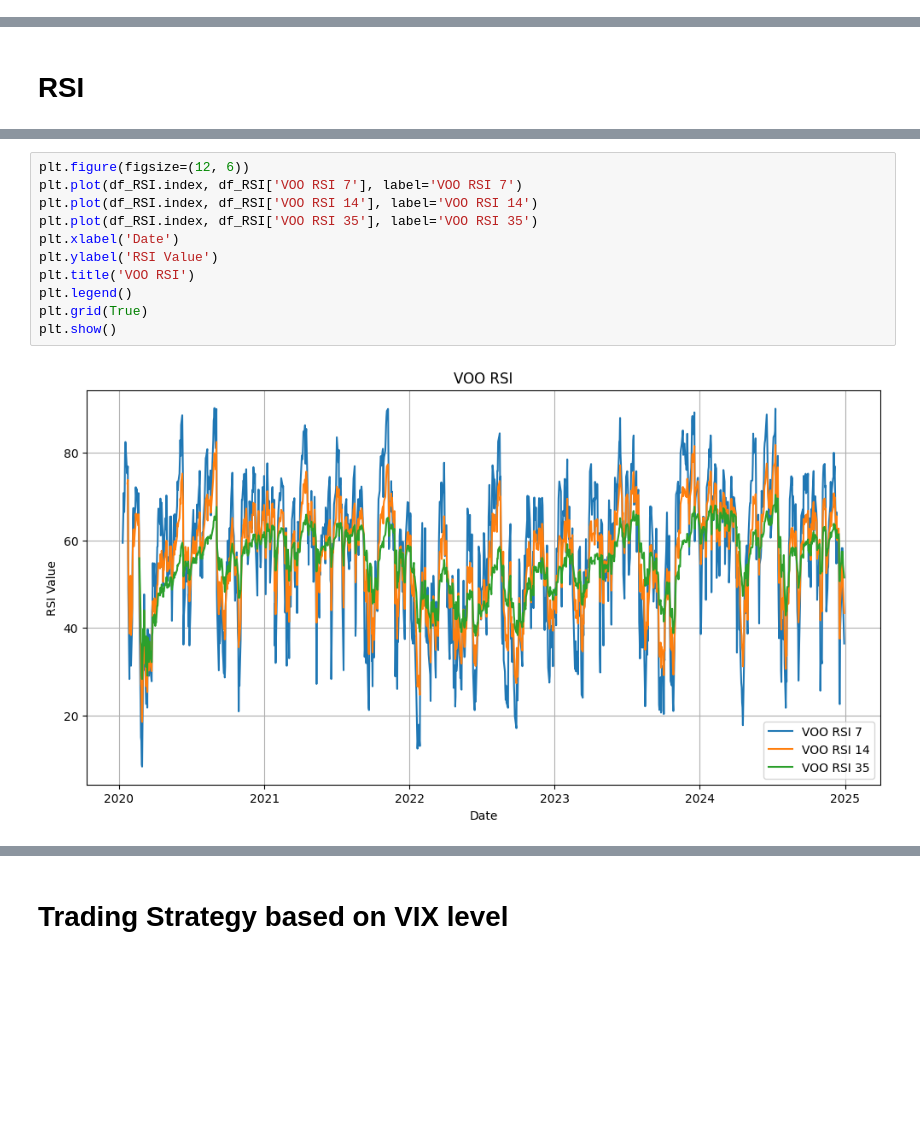
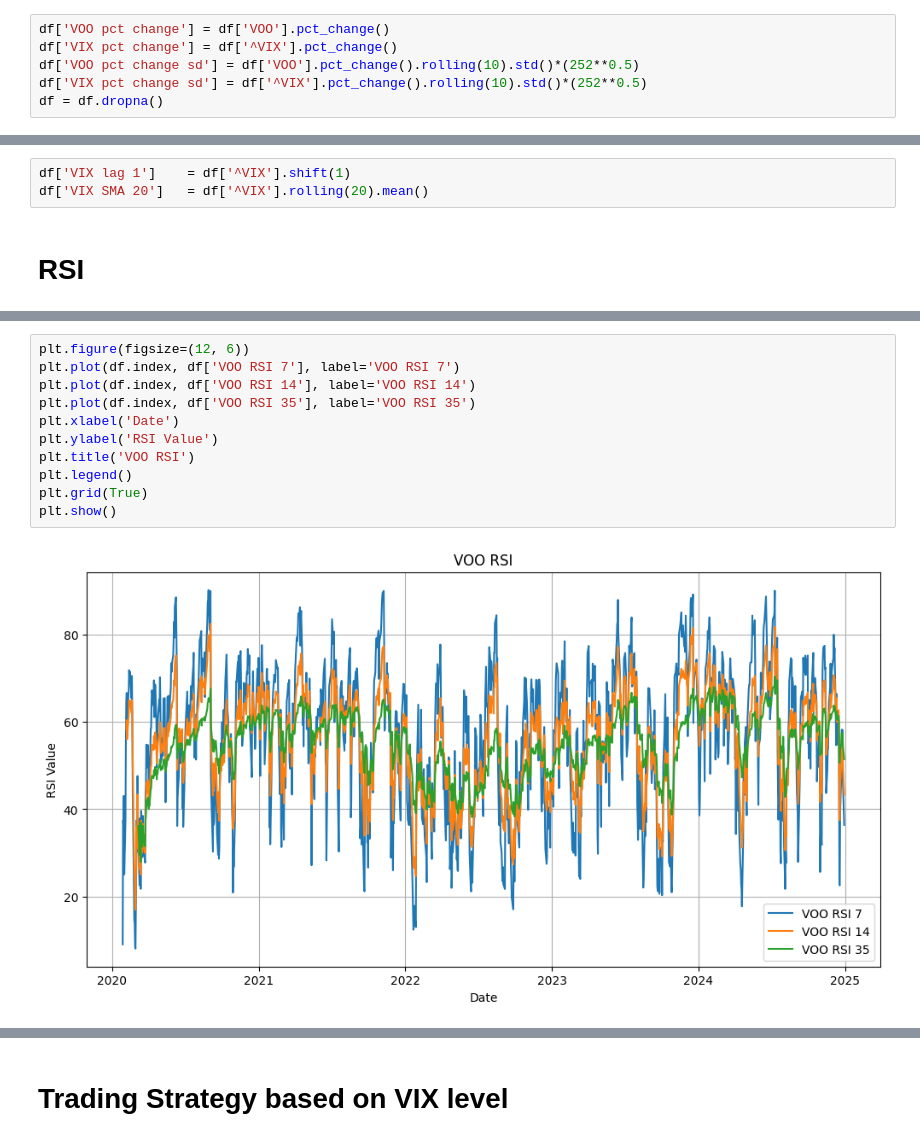
Before and after one commit to Wqcapstone1234/Enhancing-Basic-VIX-Strategy, a Jupyter notebook: MScFE_690_Capstone_Code_Group_9171.ipynb, the cells around one changed output, grey strips where cells are left out. Drawn from its saved outputs; the diff is of its cells as text; blank space fills up the shorter version.

```diff
--- a/MScFE_690_Capstone_Code_Group_9171.ipynb
+++ b/MScFE_690_Capstone_Code_Group_9171.ipynb
@@ -152,0 +134,6 @@ Date
+# %%
+df['VOO pct change'] = df['VOO'].pct_change()
+df['VIX pct change'] = df['^VIX'].pct_change()
+df['VOO pct change sd'] = df['VOO'].pct_change().rolling(10).std()*(252**0.5)
+df['VIX pct change sd'] = df['^VIX'].pct_change().rolling(10).std()*(252**0.5)
+df = df.dropna()
@@ -217,3 +230,6 @@ Date
+# %%
+df['VIX lag 1']    = df['^VIX'].shift(1)
+df['VIX SMA 20']   = df['^VIX'].rolling(20).mean()
 # %% [markdown]
 # RSI
 # %%
@@ -247,16 +263,16 @@ Date
 # %%
 plt.figure(figsize=(12, 6))
-plt.plot(df_RSI.index, df_RSI['VOO RSI 7'], label='VOO RSI 7')
-plt.plot(df_RSI.index, df_RSI['VOO RSI 14'], label='VOO RSI 14')
-plt.plot(df_RSI.index, df_RSI['VOO RSI 35'], label='VOO RSI 35')
+plt.plot(df.index, df['VOO RSI 7'], label='VOO RSI 7')
+plt.plot(df.index, df['VOO RSI 14'], label='VOO RSI 14')
+plt.plot(df.index, df['VOO RSI 35'], label='VOO RSI 35')
 plt.xlabel('Date')
 plt.ylabel('RSI Value')
 plt.title('VOO RSI')
 plt.legend()
 plt.grid(True)
 plt.show()
 # %% [output]
-[figure, old version]
+[figure, new version]
 # %%
 
 plt.figure(figsize=(12, 6))
```
Also changed, not shown: parts of 23 cells of this notebook.
